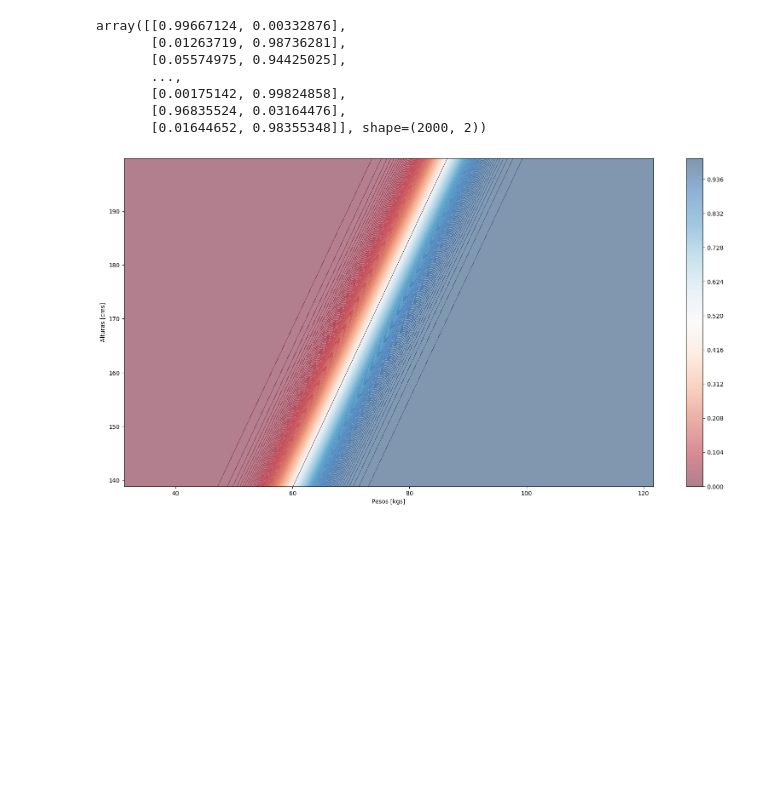
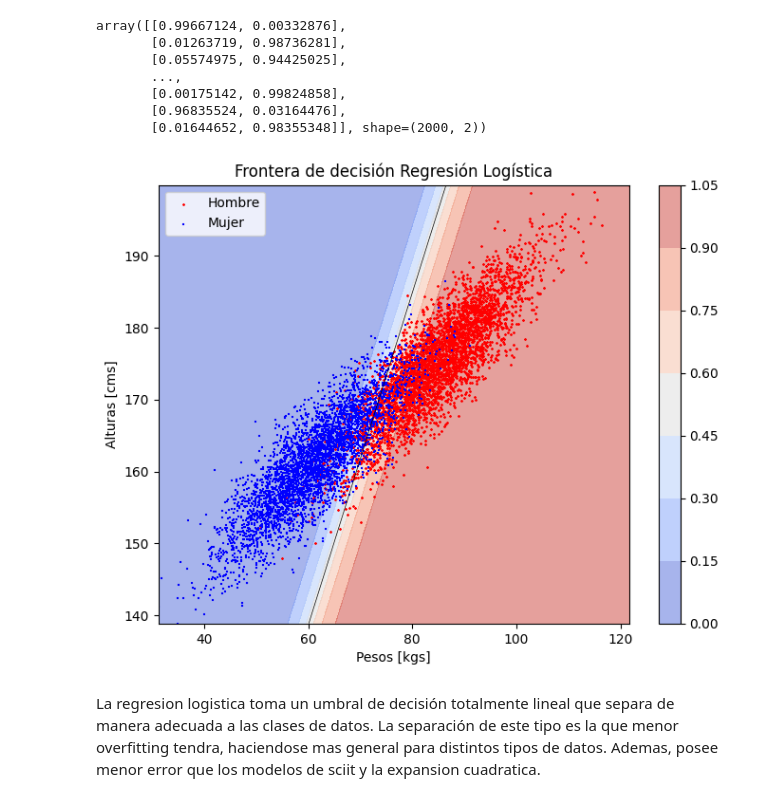
Before and after one commit to MagdalenaLaValle/TPs-Redes-Neuronales-, a Jupyter notebook: Clasificación_Bayesiana.ipynb, the cells around one changed output. Saved outputs shown, nothing was run; the diff lists cells and outputs as text; code cells hidden in the pictures; blank space fills up the shorter version.

Commit message:
Escribi sobre umbrales de decisión y puse mas lindos los graficos

```diff
--- a/Clasificación_Bayesiana.ipynb
+++ b/Clasificación_Bayesiana.ipynb
@@ -777,22 +803,28 @@ array([[0.99667124, 0.00332876],
 # %%
 N = 300
 X = np.linspace(data_train.min()['Peso'], data_train.max()['Peso'], N)
 Y = np.linspace(data_train.min()['Altura'], data_train.max()['Altura'], N)
 X, Y = np.meshgrid(X, Y)
 
 Z_lr = log_Reg.predict_proba(np.c_[X.ravel(), Y.ravel()])[:, 0]
 
 # Put the result into a color plot
 Z_lr = Z_lr.reshape(X.shape)
 
-fig = plt.figure(figsize=(20,10))
+fig = plt.figure(figsize=(8,6))
 ax = fig.gca()
-cm = plt.cm.RdBu
-cf = ax.contourf(X, Y, Z_lr, 256, alpha=.5, vmin=0., vmax=1., cmap=cm)
+cm = 'coolwarm'
+cf = ax.contourf(X, Y, Z_lr, alpha=.5, cmap=cm)
 ax.contour(X, Y, Z_lr, (0.5,), colors='k', linewidths=0.5)
 ax.set_ylabel('Alturas [cms]')
 ax.set_xlabel('Pesos [kgs]')
 plt.colorbar(cf, ax=ax)
+plt.title('Frontera de decisión Regresión Logística')
+plt.scatter(wh_train[genero_train=='Hombre', 0], wh_train[genero_train=='Hombre', 1], c='red', label='Hombre', s=1,marker= '*')
+plt.scatter(wh_train[genero_train=='Mujer', 0], wh_train[genero_train=='Mujer', 1], c='blue', label='Mujer', s=1, marker = '+')
+plt.legend()
 plt.show()
 # %% [output]
-[figure, old version]
+[figure, new version]
+# %% [markdown]
+La regresion logistica toma un umbral de decisión totalmente lineal que separa de manera adecuada a las clases de datos. La separación de este tipo es la que menor overfitting tendra, haciendose mas general para distintos tipos de datos. Ademas, posee menor error que los modelos de sciit y la expansion cuadratica.
```
Also changed, not shown: parts of 19 cells of this notebook.
